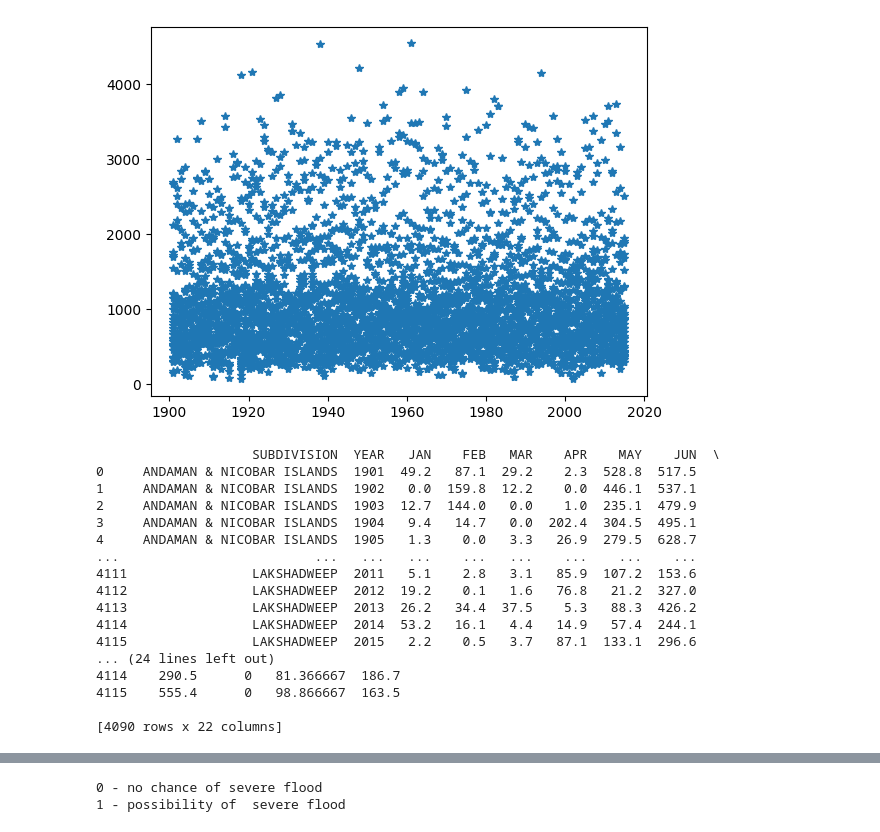
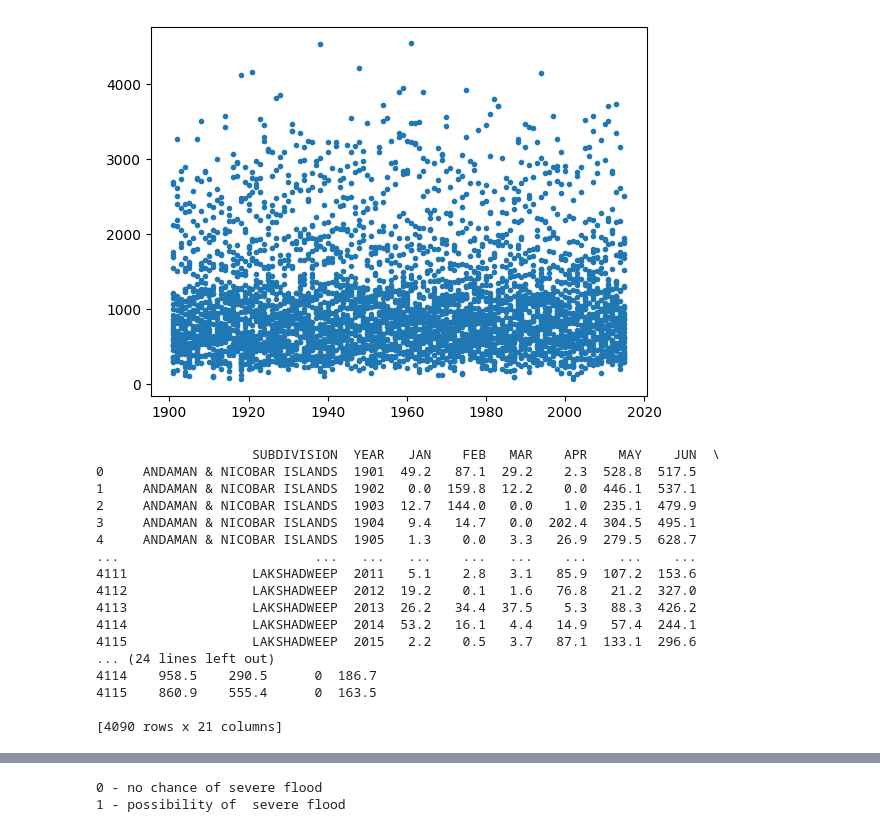
Before and after one commit to sai1207y/Flood_Predictor, a Jupyter notebook: Flood_Prediction_final.ipynb, the cells around one changed output, grey strips where cells are left out. Cells and saved outputs as stored; diff of their text form; code cells hidden in the pictures.

```diff
--- a/Flood_Prediction_final.ipynb
+++ b/Flood_Prediction_final.ipynb
@@ -4,20 +4,19 @@ import matplotlib.pyplot as plt
 # %%
 import numpy as np
 x=pd.read_csv("rainfall in india 1901-2015.csv")
 y=pd.read_csv("rainfall in india 1901-2015.csv")
 
 y1=list(x["YEAR"])
 x1=list(x["Jun-Sep"])
 z1=list(x["JUN"])
 w1=list(x["MAY"])
 
-plt.plot(y1, x1,'*')
+plt.plot(y1, x1,'.')
 plt.show()
 # %% [output]
-[figure, old version]
+[figure, new version]
 # %%
 flood=[]
-june=[]
 sub=[]
 
 #CREATING A NEW COLOUMN WITH BINARY CLASSIFICATION DEPENDING IF THAT YEAR HAD FLOODED OR NOT, USING RAINFALL OF THAT YEAR AS THRESHOLD
@@ -30,20 +29,14 @@ for i in range(0,len(x1)):
 
 #print(len(x1))
 
-#APPROAXIMATELY FINDING THE RAINFALL DATA FOR 10 DAYS FOR THE MONTH OF JUNE IN EVERY YEAR FROM 1901 TO 2015
-for k in range(0,len(x1)):
-    june.append(z1[k]/3)
-
 #FINDING THE INCREASE IN RAINFALL FROM THE MONTH OF MAY TO THE MONTH OF JUNE IN EVERY YEAR FROM 1901 TO 2015
 for k in range(0,len(x1)):
     sub.append(abs(w1[k]-z1[k]))
 
 #print(len(flood),len(x1))
 df = pd.DataFrame({'flood':flood})
-df1=pd.DataFrame({'per_10_days':june})
 
 x["flood"]=flood
-x["avgjune"]=june
 x["sub"]=sub
 
 x = x.dropna()
@@ -65,9 +58,9 @@ print((x))
 4114                LAKSHADWEEP  2014  53.2   16.1   4.4   14.9   57.4  244.1
 4115                LAKSHADWEEP  2015   2.2    0.5   3.7   87.1  133.1  296.6
 ... (24 lines left out)
-4114    290.5      0   81.366667  186.7
-4115    555.4      0   98.866667  163.5
+4114    958.5    290.5      0  186.7
+4115    860.9    555.4      0  163.5
 
-[4090 rows x 22 columns]
+[4090 rows x 21 columns]
 # %%
 df = pd.read_csv('/content/out1.csv')
```
Also changed, not shown: parts of 3 cells of this notebook, 3 other files.
